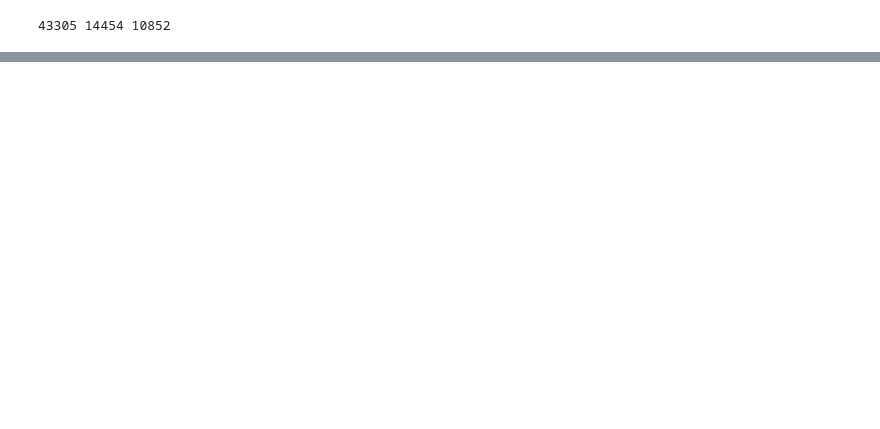
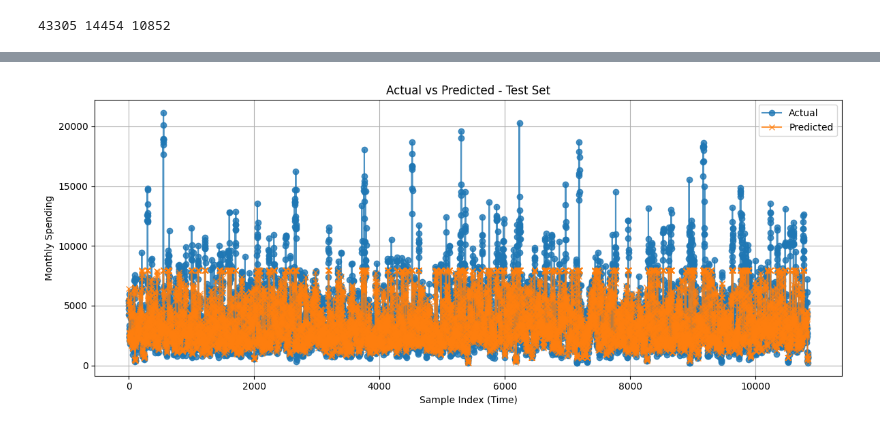
Before and after one commit to QHCeng/Capstone, a Jupyter notebook: LSTM/lstm_total_prediction.ipynb, the cells around one changed output, grey strips where cells are left out. Cells and saved outputs as stored; diff of their text form; code cells hidden in the pictures; blank space fills up the shorter version.

```diff
--- a/LSTM/lstm_total_prediction.ipynb
+++ b/LSTM/lstm_total_prediction.ipynb
@@ -371,0 +358,31 @@ for k, v in test_metrics.items():
+# %%
+model.eval()
+all_preds = []
+all_truths = []
+all_dates = []
+
+with torch.no_grad():
+    for X, y in tqdm(test_loader, desc="Collecting predictions"):
+        X = X.to(device)
+        preds = model(X).squeeze().cpu().numpy()
+        y = y.cpu().numpy()
+
+        all_preds.extend(preds)
+        all_truths.extend(y)
+
+
+y_pred = np.array(all_preds)
+y_true = np.array(all_truths)
+# %%
+plt.figure(figsize=(12, 5))
+plt.plot(y_true, label="Actual", marker='o', alpha=0.8)
+plt.plot(y_pred, label="Predicted", marker='x', alpha=0.8)
+plt.title("Actual vs Predicted - Test Set")
+plt.xlabel("Sample Index (Time)")
+plt.ylabel("Monthly Spending")
+plt.legend()
+plt.grid(True)
+plt.tight_layout()
+plt.show()
+# %% [output]
+[figure, added]
```
Also changed, not shown: parts of 11 cells of this notebook.
